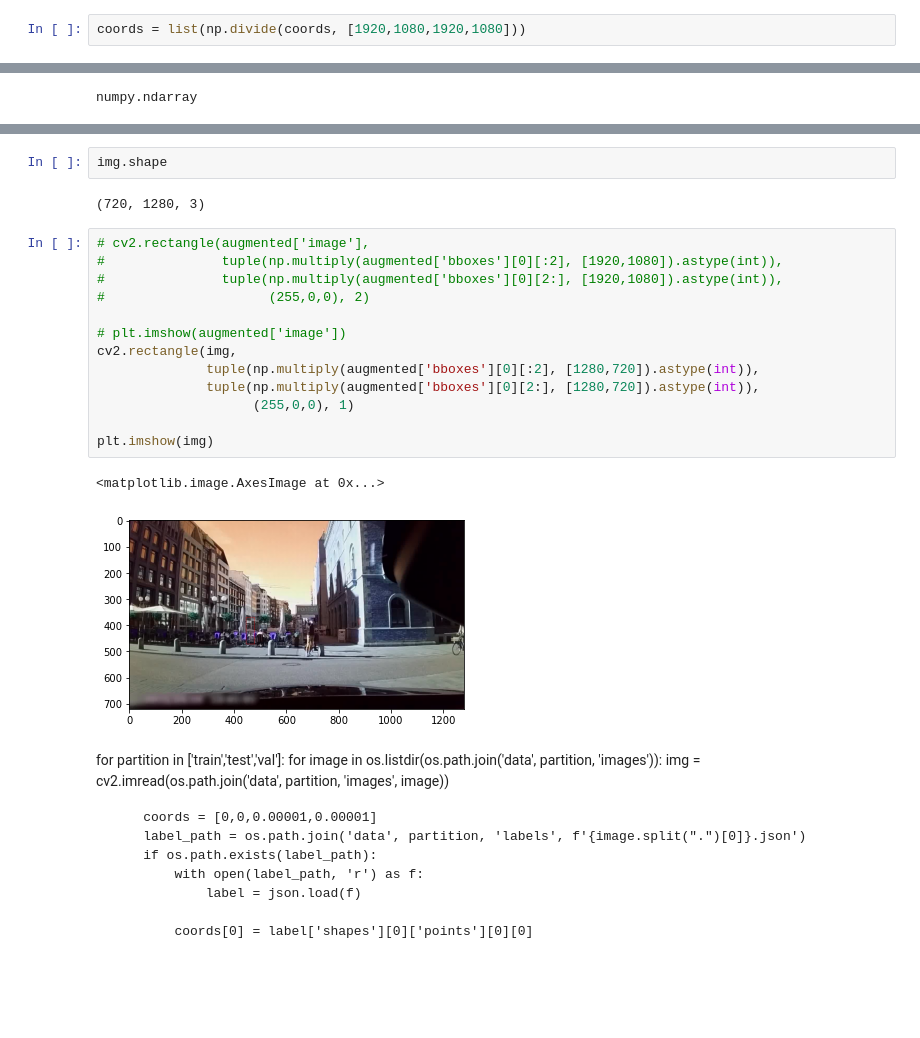
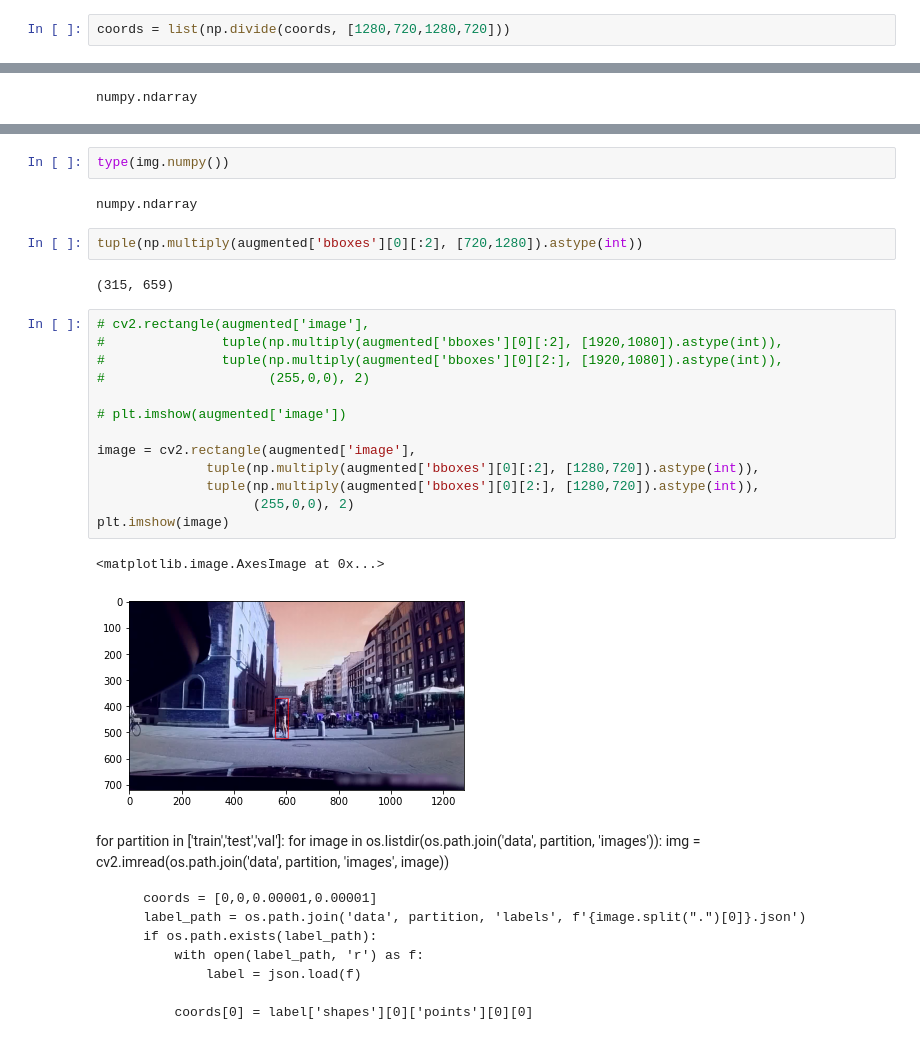
Before and after one commit to Deshan-salitha/pedestrian, a Jupyter notebook: pedestrian.ipynb, the cells around one changed output, grey strips where cells are left out. Drawn from its saved outputs; the diff is of its cells as text; blank space fills up the shorter version.

```diff
--- a/pedestrian.ipynb
+++ b/pedestrian.ipynb
@@ -73,5 +73,5 @@ img.shape
 # %%
-coords = list(np.divide(coords, [1920,1080,1920,1080]))
+coords = list(np.divide(coords, [1280,720,1280,720]))
 # %%
 coords
 # %% [output]
@@ -127,23 +127,27 @@ plt.imshow(img)
 # %%
-img.shape
+type(img.numpy())
 # %% [output]
-(720, 1280, 3)
+numpy.ndarray
+# %%
+tuple(np.multiply(augmented['bboxes'][0][:2], [720,1280]).astype(int))
+# %% [output]
+(315, 659)
 # %%
 # cv2.rectangle(augmented['image'],
 #               tuple(np.multiply(augmented['bboxes'][0][:2], [1920,1080]).astype(int)),
 #               tuple(np.multiply(augmented['bboxes'][0][2:], [1920,1080]).astype(int)),
 #                     (255,0,0), 2)
 
 # plt.imshow(augmented['image'])
-cv2.rectangle(img,
+
+image = cv2.rectangle(augmented['image'],
               tuple(np.multiply(augmented['bboxes'][0][:2], [1280,720]).astype(int)),
               tuple(np.multiply(augmented['bboxes'][0][2:], [1280,720]).astype(int)),
-                    (255,0,0), 1)
-
-plt.imshow(img)
+                    (255,0,0), 2)
+plt.imshow(image)
 # %% [output]
 <matplotlib.image.AxesImage at 0x...>
-[figure, old version]
+[figure, new version]
 # %% [markdown]
 for partition in ['train','test','val']:
     for image in os.listdir(os.path.join('data', partition, 'images')):
```
Also changed, not shown: parts of 39 cells of this notebook.
